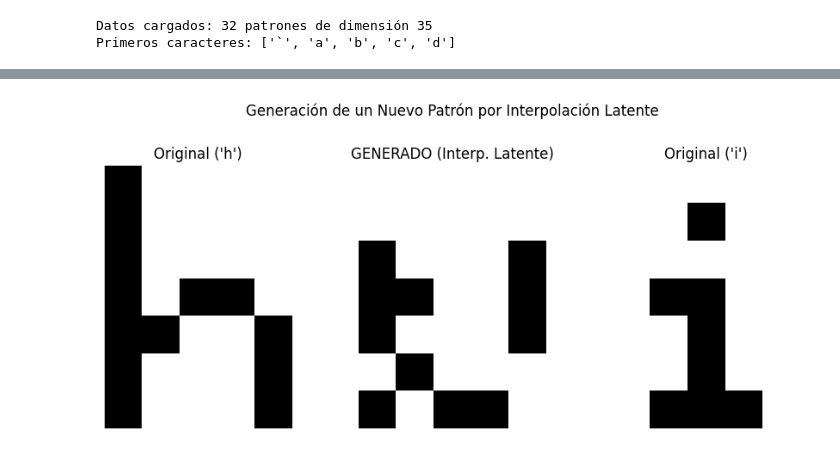
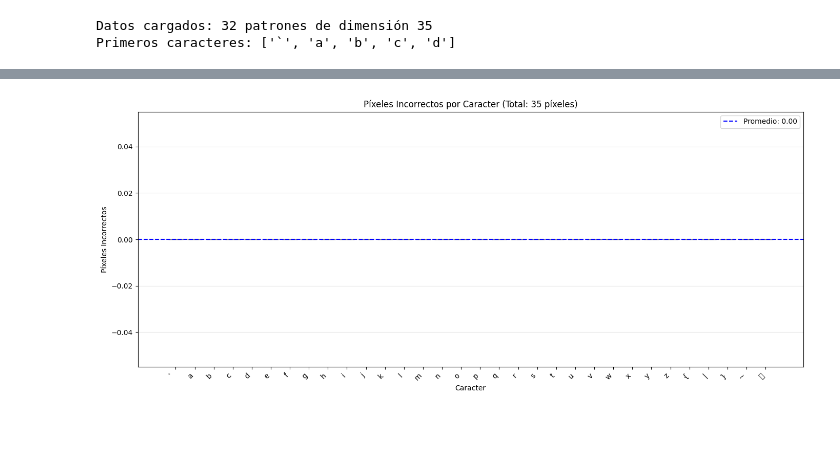
Before and after one commit to Patricklt2/SIA-TP5, a Jupyter notebook: src/runnables/ej1.ipynb, the cells around one changed output, grey strips where cells are left out. Drawn from its saved outputs; the diff is of its cells as text; code cells hidden in the pictures; blank space fills up the shorter version.

```diff
--- a/src/runnables/ej1.ipynb
+++ b/src/runnables/ej1.ipynb
@@ -188,0 +149,29 @@ for i in range(len(X_train)):
+# %%
+def count_incorrect_pixels(X_original, X_reconstructed):
+    """
+    Cuenta cuántos píxeles están incorrectos entre la imagen original y reconstruida.
+    Redondea la reconstrucción a 0 o 1 antes de comparar.
+    """
+    X_recon_rounded = (X_reconstructed.flatten() > 0.5).astype(float)
+    X_orig_flat = X_original.flatten()
+
+    # Contar píxeles diferentes
+    incorrect = np.sum(X_recon_rounded != X_orig_flat)
+    return int(incorrect)
+
+# Calcular píxeles incorrectos para cada letra
+incorrect_pixels_per_char = []
+for i in range(len(X_train)):
+    X_original = X_train[i]
+    X_reconstructed = autoencoder.forward(X_original.reshape(-1, 1))
+
+    incorrect = count_incorrect_pixels(X_original, X_reconstructed)
+    incorrect_pixels_per_char.append(incorrect)
+
+# Mostrar estadísticas
+print(f"Píxeles incorrectos por letra:")
+for i, (label, incorrect) in enumerate(zip(char_labels, incorrect_pixels_per_char)):
+    print(f"  {label}: {incorrect} píxeles incorrectos (de {INPUT_DIM})")
+
+print(f"\nPromedio: {np.mean(incorrect_pixels_per_char):.2f} píxeles")
+print(f"Total de letras perfectas (0 errores): {np.sum(np.array(incorrect_pixels_per_char) == 0)}/{len(X_train)}")
@@ -189,3 +196,19 @@ for i in range(len(X_train)):
+# %%
+# Graficar píxeles incorrectos por letra
+plt.figure(figsize=(14, 6))
+plt.bar(range(len(char_labels)), incorrect_pixels_per_char, color='crimson', alpha=0.7, edgecolor='black')
+plt.xticks(range(len(char_labels)), char_labels, rotation=45, ha='right')
+plt.xlabel('Caracter')
+plt.ylabel('Píxeles Incorrectos')
+plt.title(f'Píxeles Incorrectos por Caracter (Total: {INPUT_DIM} píxeles)')
+plt.axhline(y=np.mean(incorrect_pixels_per_char), color='blue', linestyle='--',
+            label=f'Promedio: {np.mean(incorrect_pixels_per_char):.2f}')
+plt.legend()
+plt.grid(axis='y', alpha=0.3)
+plt.tight_layout()
+plt.show()
+# %% [output]
+[figure, added]
 # %%
 # Función para decodificar desde el espacio latente
 def decode(autoencoder, z):
@@ -195,28 +218,3 @@ def decode(autoencoder, z):
     for layer in autoencoder.layers[4:]:
         output = layer.forward(output)
     return output
-
-# Interpolación entre dos caracteres
-char1_idx = 8  # 'h'
-char2_idx = 9  # 'i'
-
-# Obtener representaciones latentes
-Z1 = encode(autoencoder, X_train[char1_idx].reshape(-1, 1))
-Z2 = encode(autoencoder, X_train[char2_idx].reshape(-1, 1))
-
-# Interpolar en el espacio latente (punto medio)
-Z_interp = Z1 * 0.5 + Z2 * 0.5
-
-# Decodificar el punto interpolado
-X_interp = decode(autoencoder, Z_interp)
-
-# Visualizar
-plot_interpolation(
-    X_train[char1_idx],
-    X_train[char2_idx],
-    X_interp,
-    char_labels[char1_idx],
-    char_labels[char2_idx]
-)
-# %% [output]
-[figure, removed]
```
Also changed, not shown: parts of 17 cells of this notebook.
